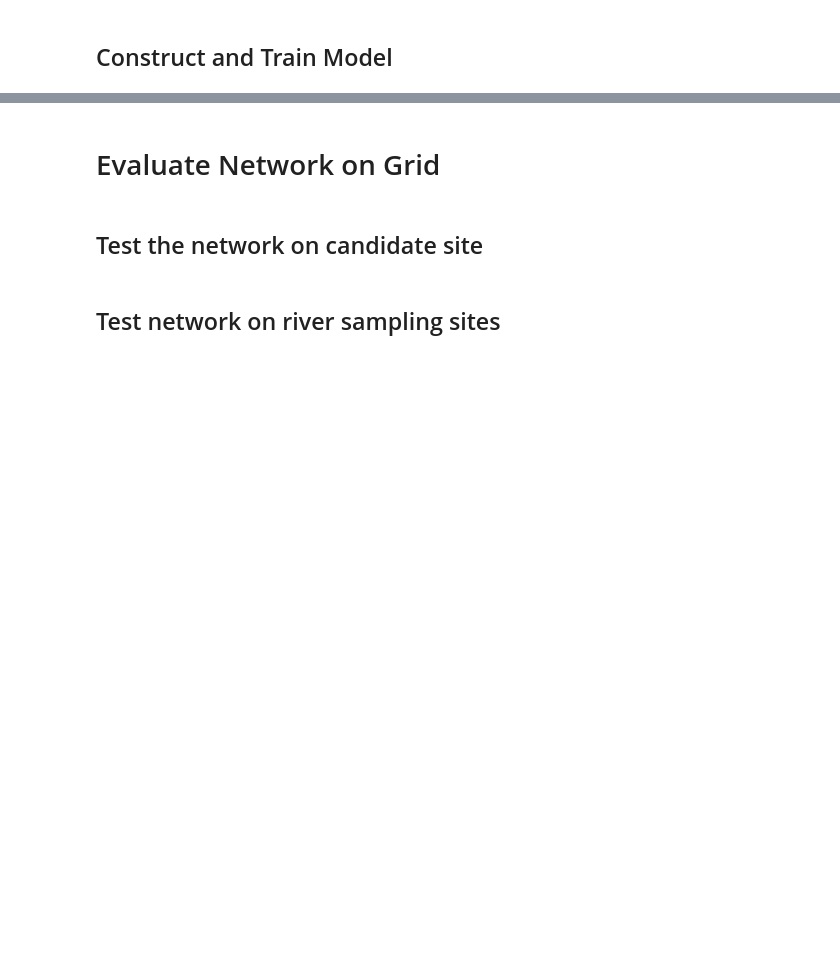
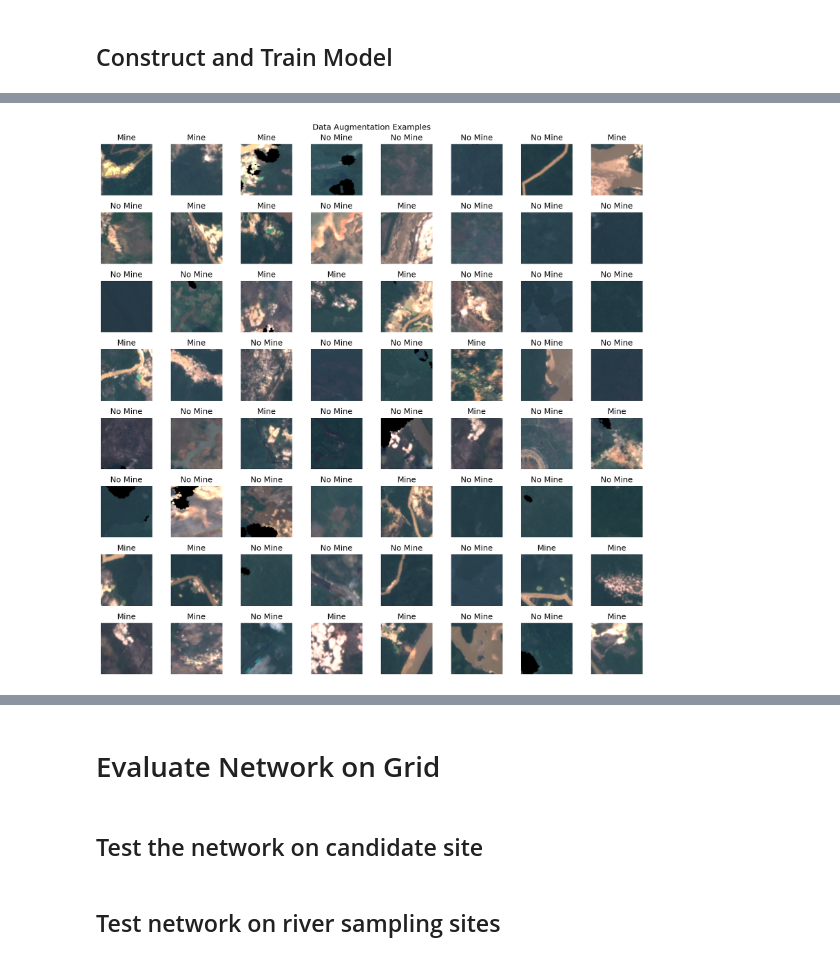
Before and after one commit to earthrise-media/mining-detector, a Jupyter notebook: notebooks/2d_mining_classifier.ipynb, the cells around one changed output, grey strips where cells are left out. Cells and saved outputs as stored; diff of their text form; code cells hidden in the pictures; blank space fills up the shorter version.

```diff
--- a/notebooks/2d_mining_classifier.ipynb
+++ b/notebooks/2d_mining_classifier.ipynb
@@ -136,8 +325,8 @@ def create_img_stack(patch_history):
 def normalize(x):
     return (np.array(x)) / (3000)
 # %%
-positive_img = create_img_stack(positive_history)
+positive_img = create_img_stack_mean(positive_history)
 print(len(positive_img), 'positive images extracted')
 
-negative_img = create_img_stack(negative_history)
+negative_img = create_img_stack_mean(negative_history)
 print(len(negative_img), 'negative images extracted')
@@ -144,13 +351,15 @@ print(len(negative_img), 'negative images extracted')
 # %%
 subsampled_positives = []
 for img in positive_img:
-    for i in range(4):
-        for j in range(4):
+    for i in range(3):
+        for j in range(3):
             subsampled_positives.append(img[i*28:(i+1)*28,
                                             j*28:(j+1)*28, :])
 subsampled_negatives = []
 for img in negative_img:
-    for i in range(4):
-        for j in range(4):
+    for i in range(3):
+        for j in range(3):
             subsampled_negatives.append(img[i*28:(i+1)*28,
                                             j*28:(j+1)*28, :])
+positive_img = np.array(subsampled_positives)
+negative_img = np.array(subsampled_negatives)
@@ -160,4 +366,4 @@ negative_img = np.array(subsampled_negatives)
 # %%
-min_dimension = np.min([np.shape(img)[0] for img in positive_img])
+min_dimension = np.min([np.shape(img)[:2] for img in positive_img])
 positive_img = [img[:min_dimension, :min_dimension, :] for img in positive_img]
 negative_img = [img[:min_dimension, :min_dimension, :] for img in negative_img]
@@ -164,3 +376,13 @@ negative_img = [img[:min_dimension, :min_dimension, :] for img in negative_img]
+# %%
+negative_img = np.concatenate((negative_img,
+                               #bolivar_bootstrap_negatives,
+                               bolivar_bootstrap_negatives_v2,
+                               inception_negative), axis=0)
+
+positive_img = np.concatenate((positive_img,
+                               bolivar_bootstrap_positives_v2,
+                               caroni_positive_sampling,
+                               inception_positive), axis=0)
 # %%
 x = normalize(np.concatenate((positive_img, negative_img)))
 y = np.concatenate((np.ones(len(positive_img)), np.zeros(len(negative_img))))
@@ -201,31 +508,33 @@ model.compile(loss="binary_crossentropy",
 # %%
 datagen = ImageDataGenerator(
     rotation_range=360,
     #brightness_range=[0.8,1.2],
     width_shift_range=[0.8, 1.2],
     height_shift_range=[0.8, 1.2],
     #shear_range=10,
     zoom_range=[0.8, 1.2],
     vertical_flip=True,
     horizontal_flip=True,
     fill_mode='reflect'
 )
 
 
-plt.figure(figsize=(12,12), facecolor=(1,1,1))
-images, labels = datagen.flow(x_train, y_train, batch_size=36).next()
+plt.figure(figsize=(12,12), facecolor=(1,1,1), dpi=150)
+images, labels = datagen.flow(x_train, y_train, batch_size=64).next()
 for index, (image, label) in enumerate(zip(images, labels)):
 
     rgb = np.stack((image[:,:,3],
                     image[:,:,2],
                     image[:,:,1]), axis=-1)
-    plt.subplot(6,6,index+1)
+    plt.subplot(8, 8, index+1)
     plt.imshow(np.clip(rgb, 0, 1))
     if label[1] == 1:
         plt.title('Mine')
     else:
         plt.title('No Mine')
     plt.axis('off')
 plt.suptitle('Data Augmentation Examples')
 plt.tight_layout()
 plt.show()
+# %% [output]
+[figure, added]
```
Also changed, not shown: parts of 34 cells of this notebook, 44 other files.
